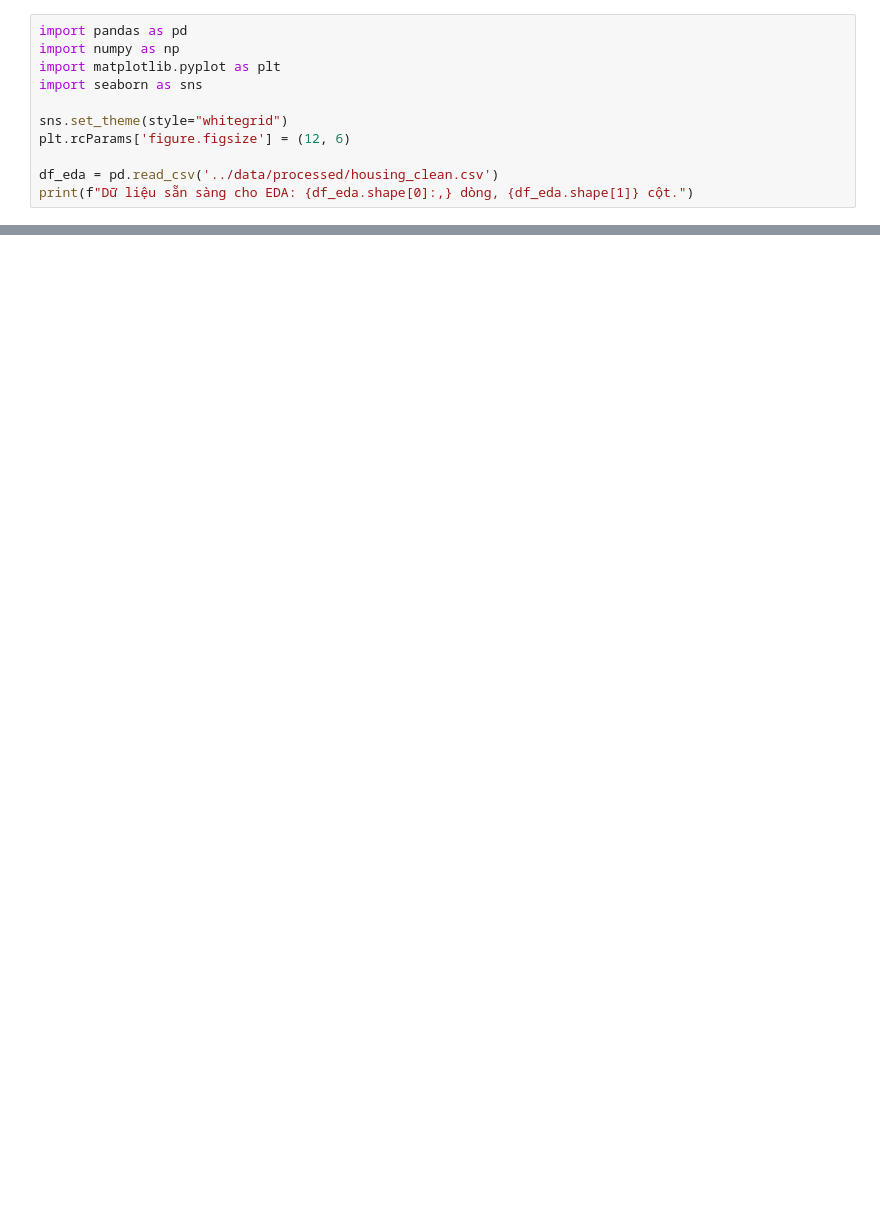
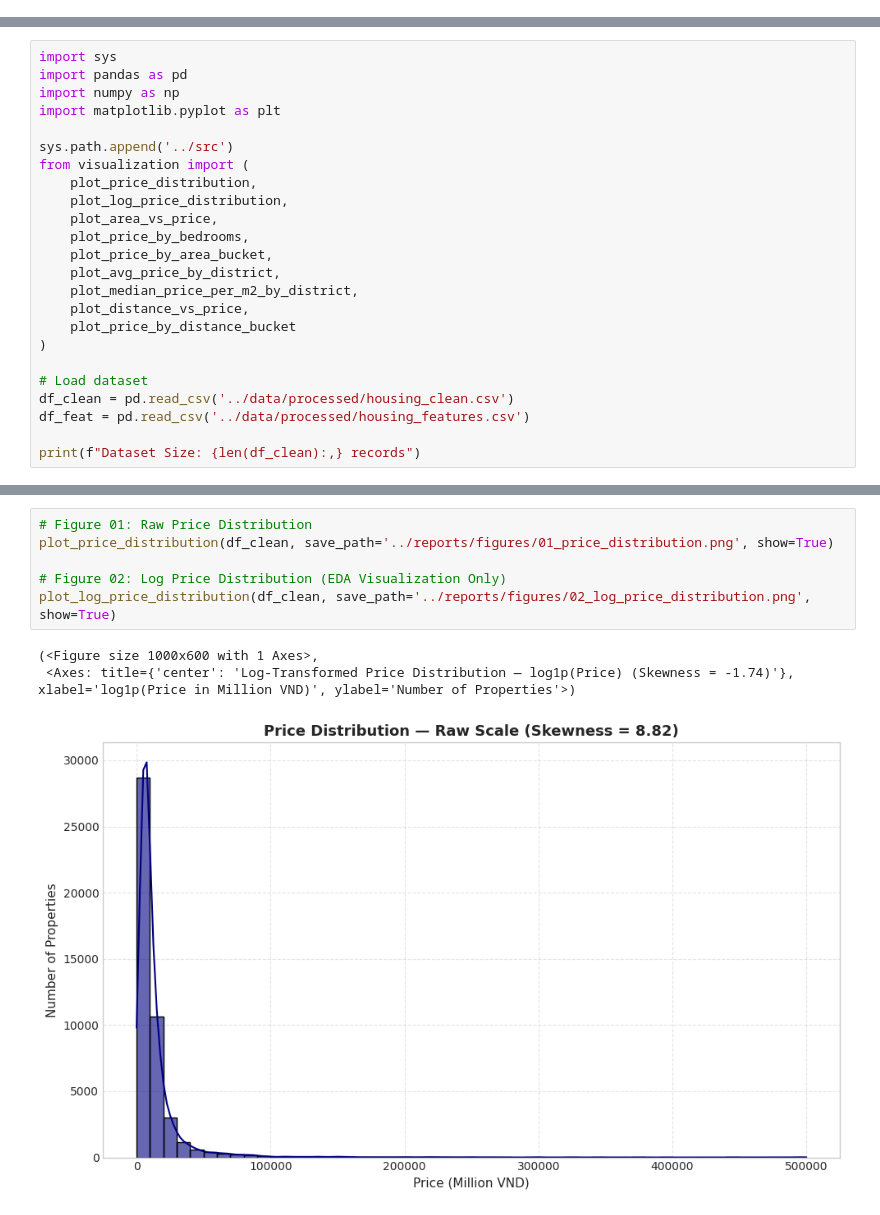
Before and after one commit to LMLTech/bds-price-prediction, a Jupyter notebook: notebooks/03_eda.ipynb, the cells around one changed output, grey strips where cells are left out. Drawn from its saved outputs; the diff is of its cells as text; blank space fills up the shorter version.

Commit message:
feat: add academic visualization layer

```diff
--- a/notebooks/03_eda.ipynb
+++ b/notebooks/03_eda.ipynb
@@ -3,11 +0,0 @@
-# %%
-import pandas as pd
-import numpy as np
-import matplotlib.pyplot as plt
-import seaborn as sns
-
-sns.set_theme(style="whitegrid")
-plt.rcParams['figure.figsize'] = (12, 6)
-
-df_eda = pd.read_csv('../data/processed/housing_clean.csv')
-print(f"Dữ liệu sẵn sàng cho EDA: {df_eda.shape[0]:,} dòng, {df_eda.shape[1]} cột.")
@@ -99,0 +6,24 @@ Kết quả từ quá trình Khám phá Dữ liệu (EDA) cho thấy mô hình h
+# %%
+import sys
+import pandas as pd
+import numpy as np
+import matplotlib.pyplot as plt
+
+sys.path.append('../src')
+from visualization import (
+    plot_price_distribution,
+    plot_log_price_distribution,
+    plot_area_vs_price,
+    plot_price_by_bedrooms,
+    plot_price_by_area_bucket,
+    plot_avg_price_by_district,
+    plot_median_price_per_m2_by_district,
+    plot_distance_vs_price,
+    plot_price_by_distance_bucket
+)
+
+# Load dataset
+df_clean = pd.read_csv('../data/processed/housing_clean.csv')
+df_feat = pd.read_csv('../data/processed/housing_features.csv')
+
+print(f"Dataset Size: {len(df_clean):,} records")
@@ -99,0 +34,10 @@ Kết quả từ quá trình Khám phá Dữ liệu (EDA) cho thấy mô hình h
+# %%
+# Figure 01: Raw Price Distribution
+plot_price_distribution(df_clean, save_path='../reports/figures/01_price_distribution.png', show=True)
+
+# Figure 02: Log Price Distribution (EDA Visualization Only)
+plot_log_price_distribution(df_clean, save_path='../reports/figures/02_log_price_distribution.png', show=True)
+# %% [output]
+(<Figure size 1000x600 with 1 Axes>,
+ <Axes: title={'center': 'Log-Transformed Price Distribution — log1p(Price) (Skewness = -1.74)'}, xlabel='log1p(Price in Million VND)', ylabel='Number of Properties'>)
+[figure, added]
```
Also changed, not shown: parts of 19 cells of this notebook, 23 other files.
